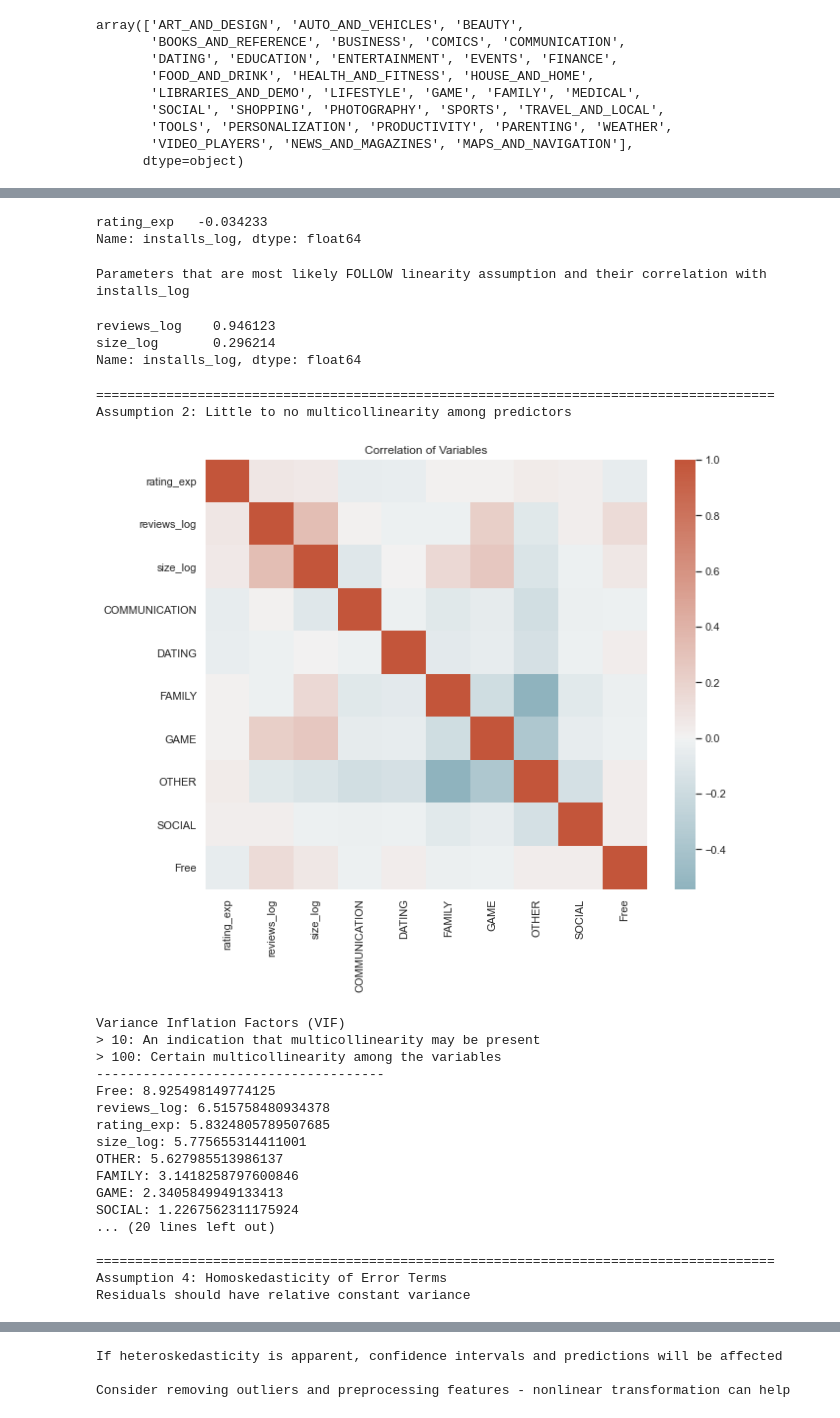
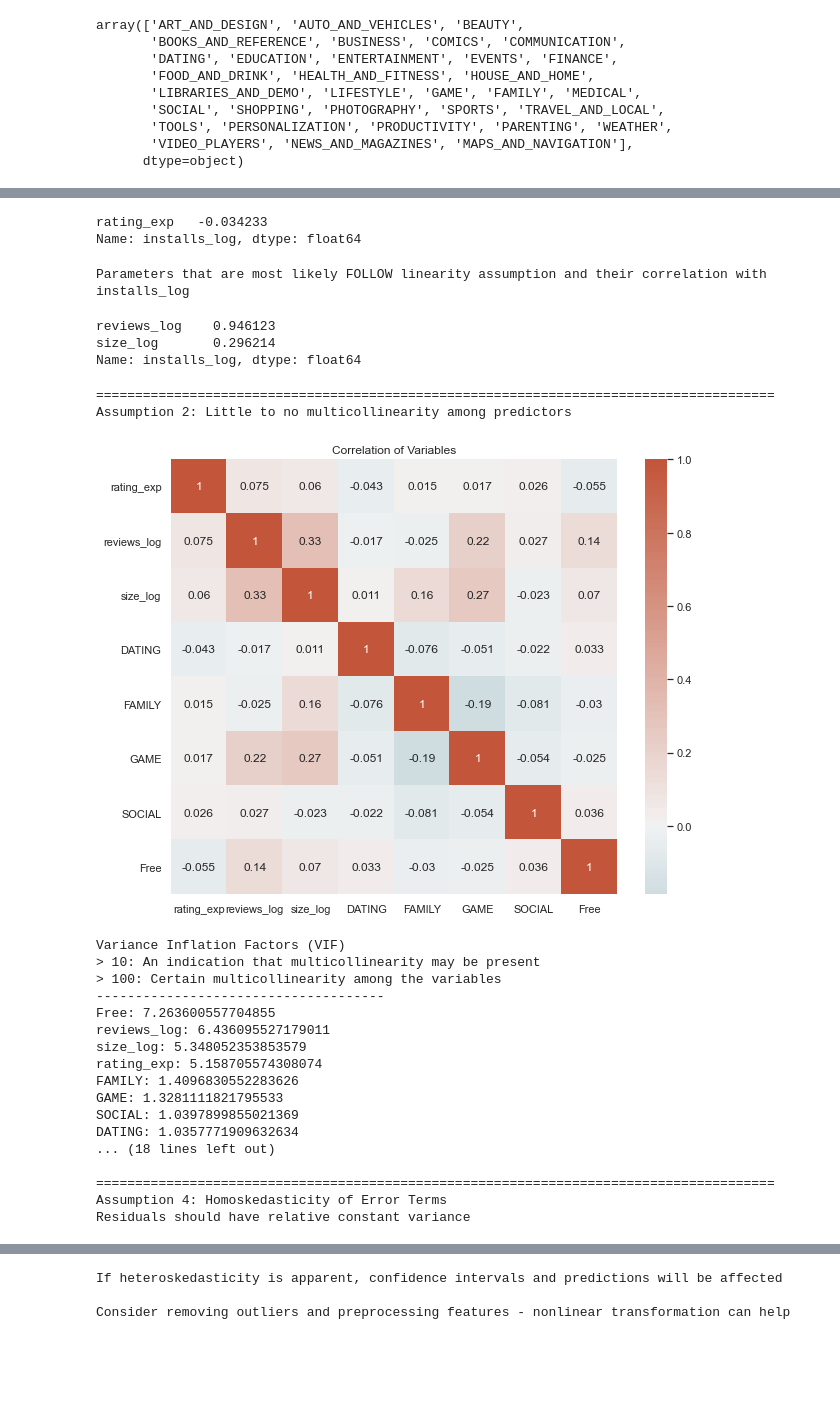
Before and after one commit to jiawei-li89/Project, a Jupyter notebook: Week5-6_Google_Player_Store.ipynb, the cells around one changed output, grey strips where cells are left out. Cells and saved outputs as stored; diff of their text form; code cells hidden in the pictures; blank space fills up the shorter version.

```diff
--- a/Week5-6_Google_Player_Store.ipynb
+++ b/Week5-6_Google_Player_Store.ipynb
@@ -1580,7 +1579,7 @@ OLS Regression Results
 Warnings:
 [1] Standard Errors assume that the covariance matrix of the errors is correctly specified.
 # %%
-tester=atols(X,y)
+tester=atols(X.drop(['OTHER','COMMUNICATION'],axis=1),y)
 tester.run_all()
 # %% [output]
 Fitting linear regression
@@ -1599,40 +1600,40 @@ DATING: -0.31
 
 =======================================================================================
 Assumption 1: Linear Relationship between the Target and the Features
 Checking with a scatter plot of actual vs. predicted. Predictions should follow the diagonal line.
 [figure]
 If non-linearity is apparent, consider adding a polynomial term
                 or using box-cox transformation to make X or y follow normal distribution
 
 
 
 Building a correlation table
 
 =======================================================================================
 
 Parameters that are most likely VIOLATE linearity assumption and their correlation with installs_log
 rating_exp   -0.034233
 Name: installs_log, dtype: float64
 Parameters that are most likely FOLLOW linearity assumption and their correlation with installs_log
 reviews_log    0.946123
 size_log       0.296214
 Name: installs_log, dtype: float64
 =======================================================================================
 Assumption 2: Little to no multicollinearity among predictors
-[figure, old version]
+[figure, new version]
 Variance Inflation Factors (VIF)
 > 10: An indication that multicollinearity may be present
 > 100: Certain multicollinearity among the variables
 -------------------------------------
-Free: 8.925498149774125
-reviews_log: 6.515758480934378
-rating_exp: 5.8324805789507685
-size_log: 5.775655314411001
-OTHER: 5.627985513986137
-FAMILY: 3.1418258797600846
-GAME: 2.3405849949133413
-SOCIAL: 1.2267562311175924
-... (20 lines left out)
+Free: 7.263600557704855
+reviews_log: 6.436095527179011
+size_log: 5.348052353853579
+rating_exp: 5.158705574308074
+FAMILY: 1.4096830552283626
+GAME: 1.3281111821795533
+SOCIAL: 1.0397899855021369
+DATING: 1.0357771909632634
+... (18 lines left out)
 
 =======================================================================================
 Assumption 4: Homoskedasticity of Error Terms
```
Also changed, not shown: parts of 7 cells of this notebook.
